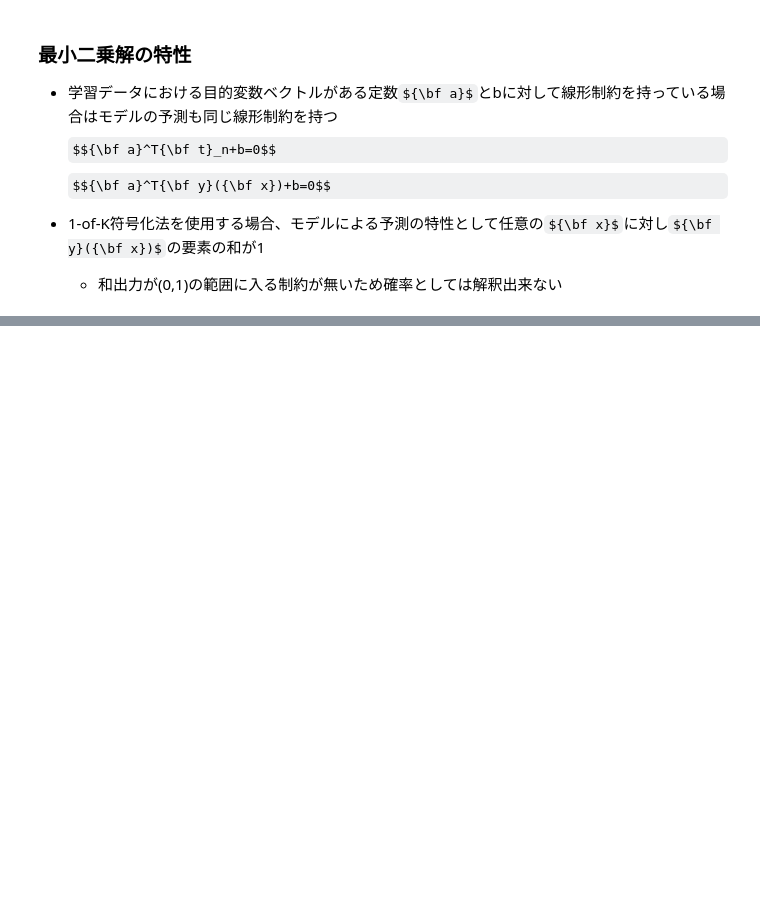
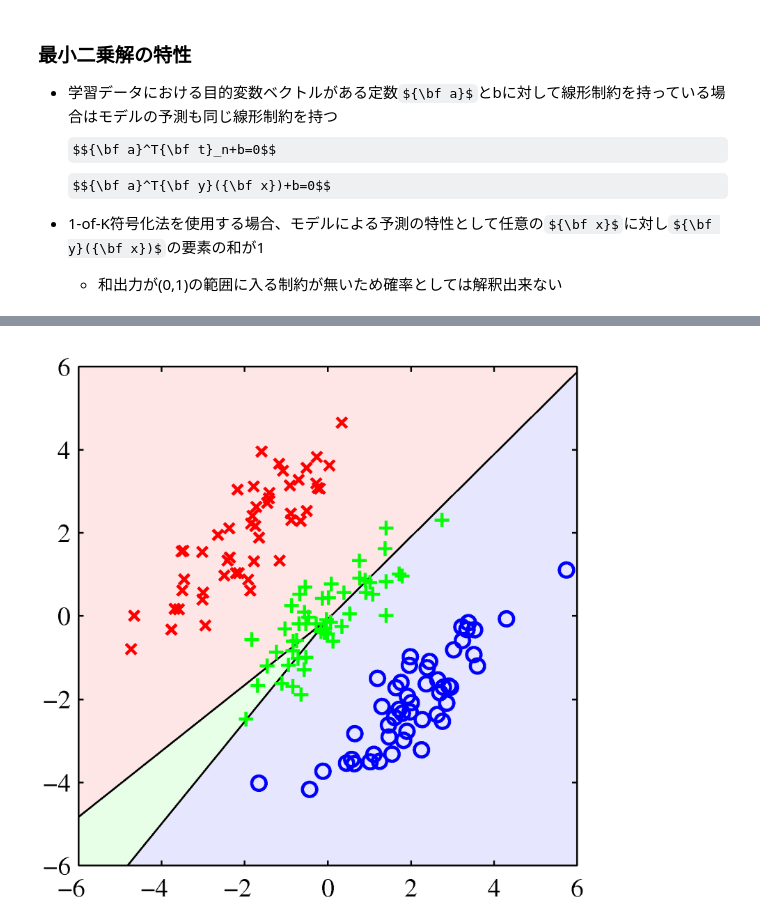
Before and after one commit to wrist/prml_ipynbs, a Jupyter notebook: chapter4/PRMLChapter4.ipynb, the cells around one changed output, grey strips where cells are left out. Cells and saved outputs as stored; diff of their text form; code cells hidden in the pictures; some formulas as TeX source; blank space fills up the shorter version.

```diff
--- a/chapter4/PRMLChapter4.ipynb
+++ b/chapter4/PRMLChapter4.ipynb
@@ -244,0 +289,5 @@ $${\bf a}^T{\bf y}({\bf x})+b=0$$
+# %%
+# 最小二乗解による分類境界
+disp_figure("4.5a")
+# %% [output]
+[figure, added]
```
Also changed, not shown: parts of 33 cells of this notebook, 1 other file.
